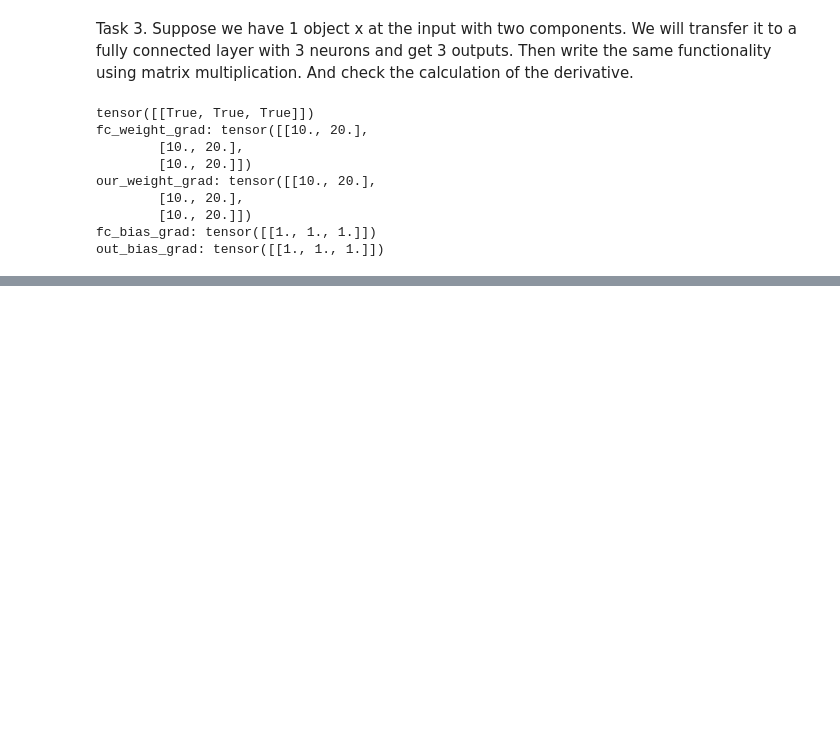
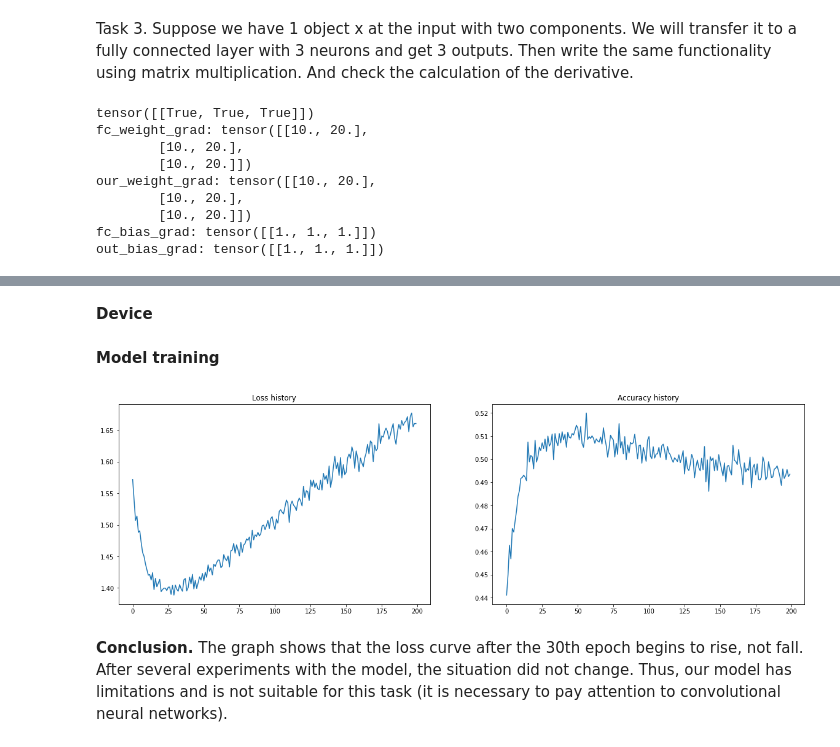
Before and after one commit to anastasiiakhil/Intro_to_DS, a Jupyter notebook: lab8.ipynb, the cells around one changed output, grey strips where cells are left out. Cells and saved outputs as stored; diff of their text form; code cells hidden in the pictures; blank space fills up the shorter version.

```diff
--- a/lab8.ipynb
+++ b/lab8.ipynb
@@ -224,0 +346,51 @@ out_bias_grad: tensor([[1., 1., 1.]])
+# %% [markdown]
+__Device__
+# %%
+device = torch.device('cuda:0' if torch.cuda.is_available() else 'cpu')
+# %%
+X_test = X_test.to(device)
+y_test = y_test.to(device)
+cifar_net = cifar_net.to(device)
+# %% [markdown]
+__Model training__
+# %%
+batch_size = 100
+test_accuracy_history = []
+test_loss_history = []
+train_loss_history = []
+
+for epoch in range(200):
+    order = np.random.permutation(len(X_train))
+
+    for start_index in range(0, len(X_train), batch_size):
+        optimizer.zero_grad()
+
+        batch_indexes = order[start_index:start_index+batch_size]
+        X_batch = X_train[batch_indexes].to(device)
+        y_batch = y_train[batch_indexes].to(device)
+
+        preds = cifar_net.forward(X_batch)
+        loss_value = loss(preds, y_batch)
+        loss_value.backward()
+
+        optimizer.step()
+
+    train_loss_history.append(loss_value)
+
+    test_preds = cifar_net.forward(X_test)
+    test_loss_history.append(loss(test_preds, y_test))
+
+    accuracy = (test_preds.argmax(dim=1) == y_test).float().mean()
+    test_accuracy_history.append(accuracy)
+# %%
+fig, ax = plt.subplots(1, 2, figsize=(20, 6))
+
+ax[0].plot(test_loss_history)
+ax[0].title.set_text('Loss history')
+
+ax[1].plot(test_accuracy_history)
+ax[1].title.set_text('Accuracy history')
+# %% [output]
+[figure, added]
+# %% [markdown]
+__Conclusion.__ The graph shows that the loss curve after the 30th epoch begins to rise, not fall. After several experiments with the model, the situation did not change. Thus, our model has limitations and is not suitable for this task (it is necessary to pay attention to convolutional neural networks).
```
Also changed, not shown: parts of 17 cells of this notebook.
